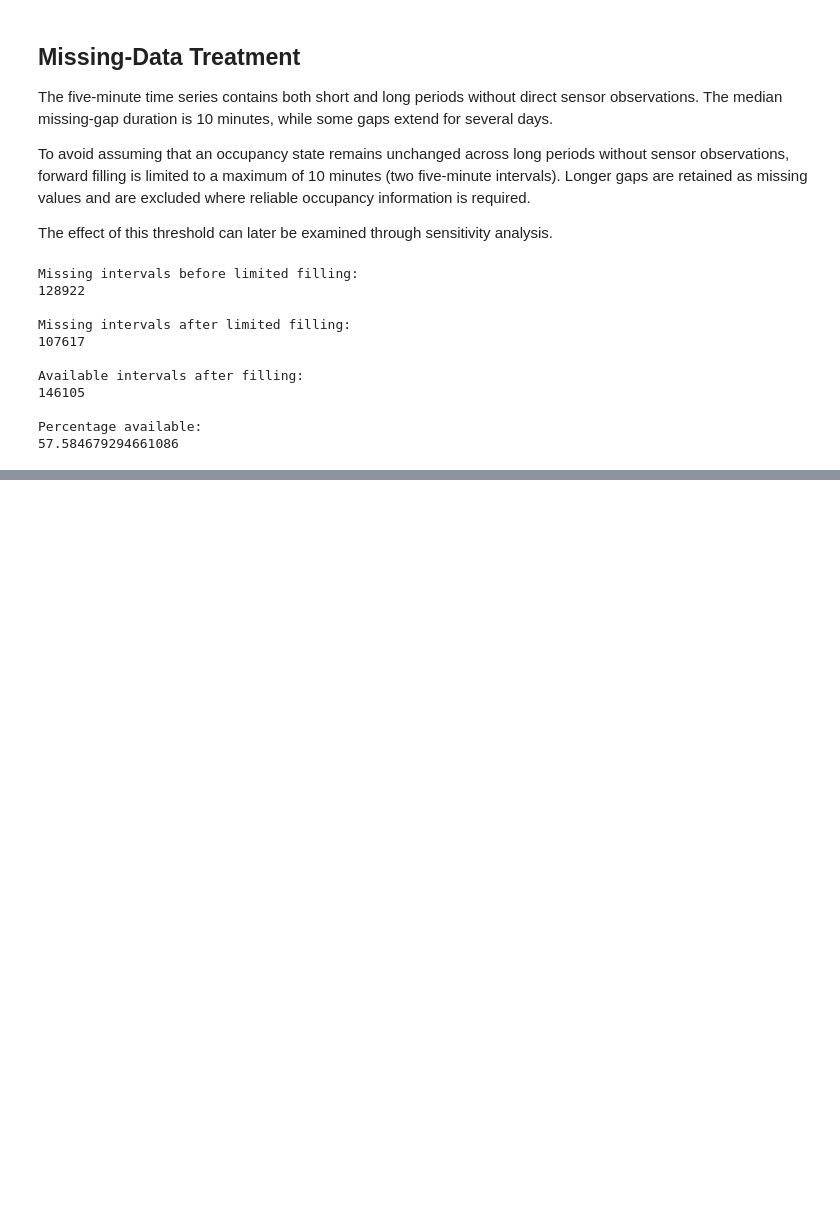
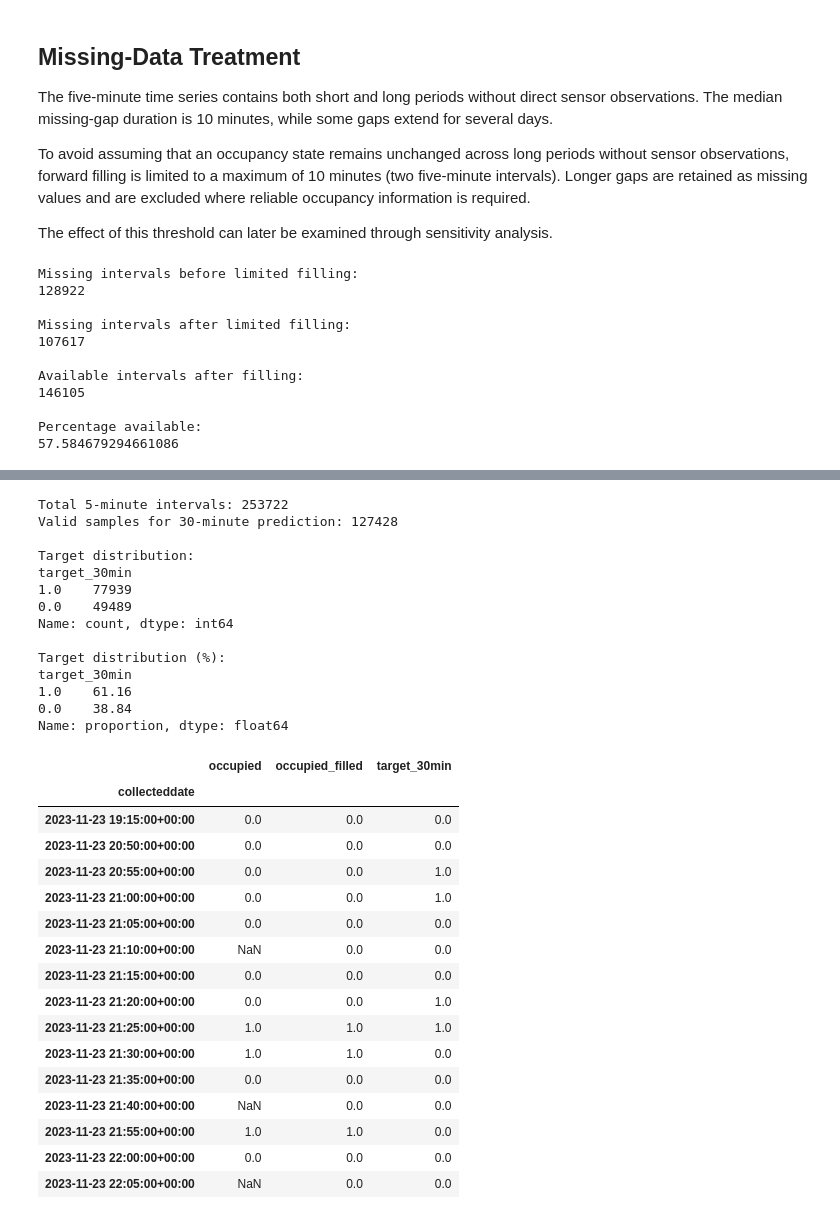
Before and after one commit to Betty-jyw/MMA3001-Occupancy-Prediction, a Jupyter notebook: notebooks/01_data_exploration.ipynb, the cells around one changed output, grey strips where cells are left out. Cells and saved outputs as stored; diff of their text form; code cells hidden in the pictures; blank space fills up the shorter version.

Commit message:
Complete occupancy data exploration and target construction

```diff
--- a/notebooks/01_data_exploration.ipynb
+++ b/notebooks/01_data_exploration.ipynb
@@ -744,0 +753,59 @@ Percentage available:
+# %%
+occupancy_5min["target_30min"] = (
+    occupancy_5min["occupied_filled"].shift(-6)
+)
+
+model_data = occupancy_5min[
+    occupancy_5min["occupied_filled"].notna()
+    & occupancy_5min["target_30min"].notna()
+].copy()
+
+print("Total 5-minute intervals:", len(occupancy_5min))
+print("Valid samples for 30-minute prediction:", len(model_data))
+
+print("\nTarget distribution:")
+print(model_data["target_30min"].value_counts())
+
+print("\nTarget distribution (%):")
+print(
+    model_data["target_30min"]
+    .value_counts(normalize=True)
+    .mul(100)
+    .round(2)
+)
+
+model_data[
+    ["occupied", "occupied_filled", "target_30min"]
+].head(15)
+# %% [output]
+Total 5-minute intervals: 253722
+Valid samples for 30-minute prediction: 127428
+
+Target distribution:
+target_30min
+1.0    77939
+0.0    49489
+Name: count, dtype: int64
+
+Target distribution (%):
+target_30min
+1.0    61.16
+0.0    38.84
+Name: proportion, dtype: float64
+|  | occupied | occupied_filled | target_30min |
+| collecteddate |  |  |  |
+| 2023-11-23 19:15:00+00:00 | 0.0 | 0.0 | 0.0 |
+| 2023-11-23 20:50:00+00:00 | 0.0 | 0.0 | 0.0 |
+| 2023-11-23 20:55:00+00:00 | 0.0 | 0.0 | 1.0 |
+| 2023-11-23 21:00:00+00:00 | 0.0 | 0.0 | 1.0 |
+| 2023-11-23 21:05:00+00:00 | 0.0 | 0.0 | 0.0 |
+| 2023-11-23 21:10:00+00:00 | NaN | 0.0 | 0.0 |
+| 2023-11-23 21:15:00+00:00 | 0.0 | 0.0 | 0.0 |
+| 2023-11-23 21:20:00+00:00 | 0.0 | 0.0 | 1.0 |
+| 2023-11-23 21:25:00+00:00 | 1.0 | 1.0 | 1.0 |
+| 2023-11-23 21:30:00+00:00 | 1.0 | 1.0 | 0.0 |
+| 2023-11-23 21:35:00+00:00 | 0.0 | 0.0 | 0.0 |
+| 2023-11-23 21:40:00+00:00 | NaN | 0.0 | 0.0 |
+| 2023-11-23 21:55:00+00:00 | 1.0 | 1.0 | 0.0 |
+| 2023-11-23 22:00:00+00:00 | 0.0 | 0.0 | 0.0 |
+| 2023-11-23 22:05:00+00:00 | NaN | 0.0 | 0.0 |
```
Also changed, not shown: parts of 3 cells of this notebook.
